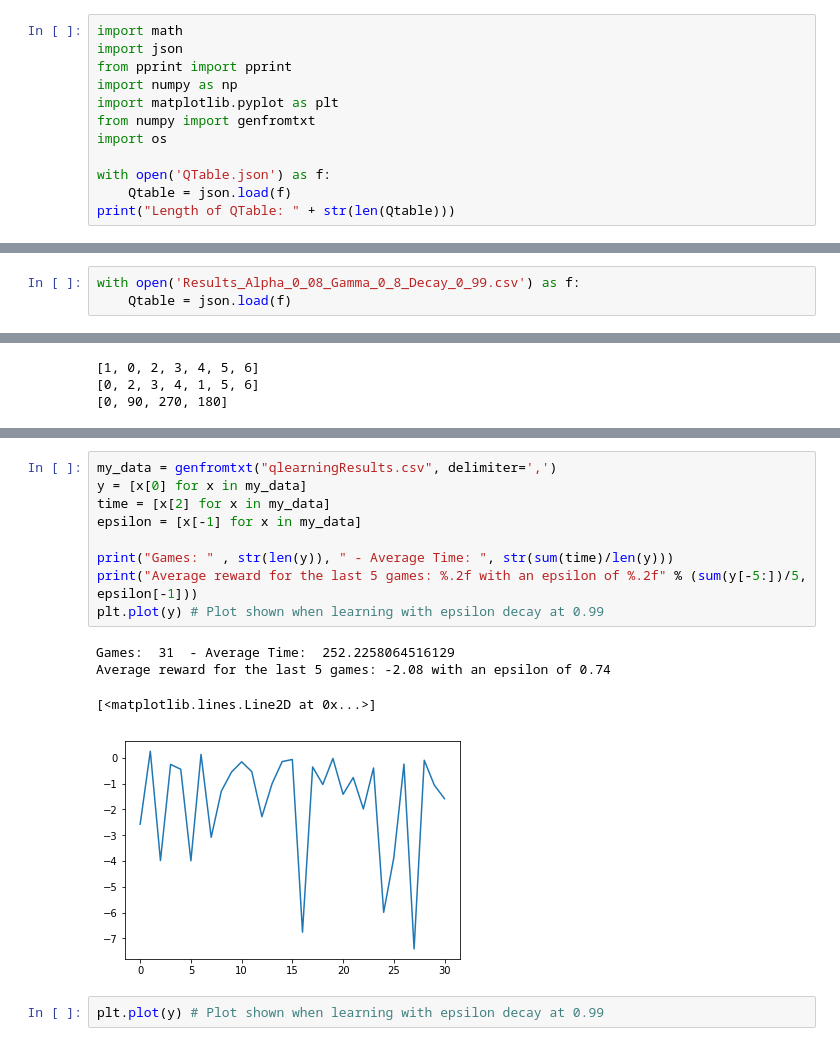
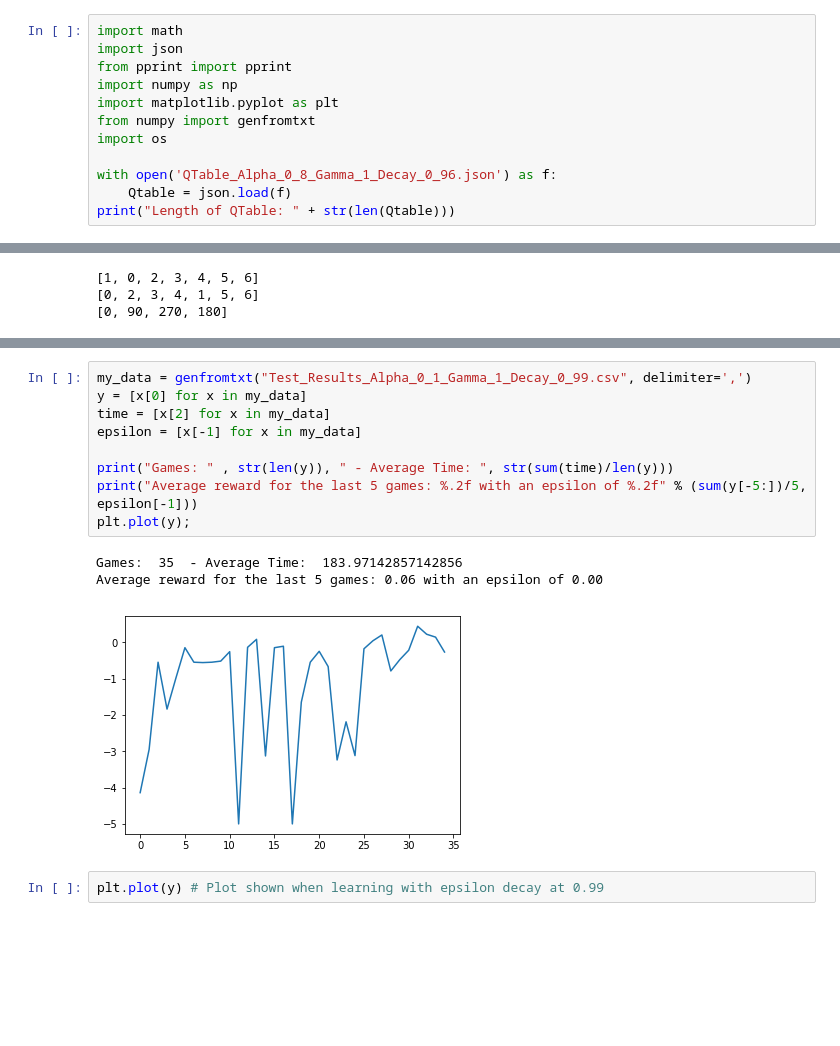
Before and after one commit to mattthelee/Marlo-Double-DQN, a Jupyter notebook: marloAnalysis.ipynb, the cells around one changed output, grey strips where cells are left out. Drawn from its saved outputs; the diff is of its cells as text; blank space fills up the shorter version.

```diff
--- a/marloAnalysis.ipynb
+++ b/marloAnalysis.ipynb
@@ -7,6 +7,6 @@ import matplotlib.pyplot as plt
 from numpy import genfromtxt
 import os
 
-with open('QTable.json') as f:
+with open('QTable_Alpha_0_8_Gamma_1_Decay_0_96.json') as f:
     Qtable = json.load(f)
 print("Length of QTable: " + str(len(Qtable)))
@@ -44,3 +41,0 @@ file
-# %%
-with open('Results_Alpha_0_08_Gamma_0_8_Decay_0_99.csv') as f:
-    Qtable = json.load(f)
@@ -121,17 +184,16 @@ NameError: name 'genfromtxt' is not defined
 # %%
-my_data = genfromtxt("qlearningResults.csv", delimiter=',')
+my_data = genfromtxt("Test_Results_Alpha_0_1_Gamma_1_Decay_0_99.csv", delimiter=',')
 y = [x[0] for x in my_data]
 time = [x[2] for x in my_data]
 epsilon = [x[-1] for x in my_data]
 
 print("Games: " , str(len(y)), " - Average Time: ", str(sum(time)/len(y)))
 print("Average reward for the last 5 games: %.2f with an epsilon of %.2f" % (sum(y[-5:])/5, epsilon[-1]))
-plt.plot(y) # Plot shown when learning with epsilon decay at 0.99
+plt.plot(y);
 # %% [output]
-Games:  31  - Average Time:  252.2258064516129
-Average reward for the last 5 games: -2.08 with an epsilon of 0.74
+Games:  35  - Average Time:  183.97142857142856
+Average reward for the last 5 games: 0.06 with an epsilon of 0.00
-[<matplotlib.lines.Line2D at 0x...>]
-[figure, old version]
+[figure, new version]
 # %%
 plt.plot(y) # Plot shown when learning with epsilon decay at 0.99
 # %% [output]
```
Also changed, not shown: parts of 10 cells of this notebook, 26 other files.
